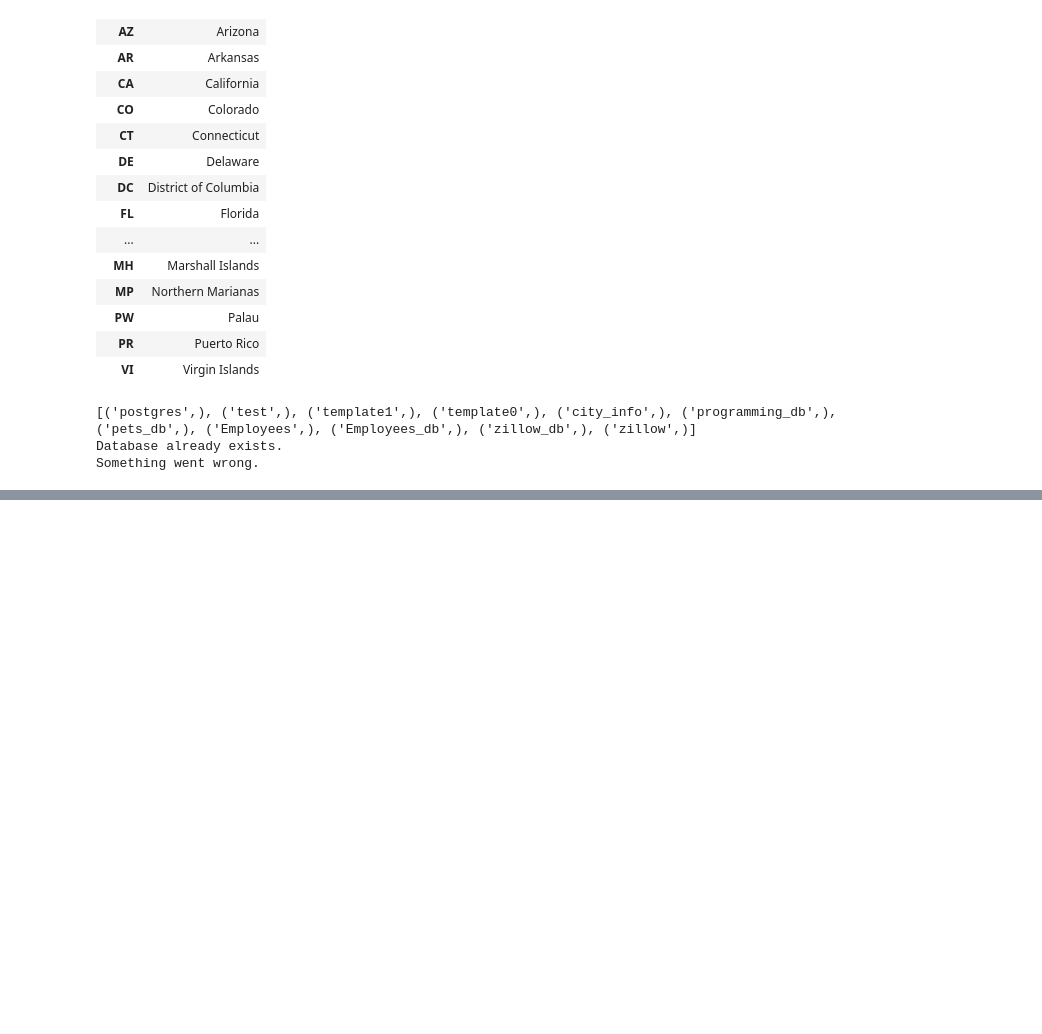
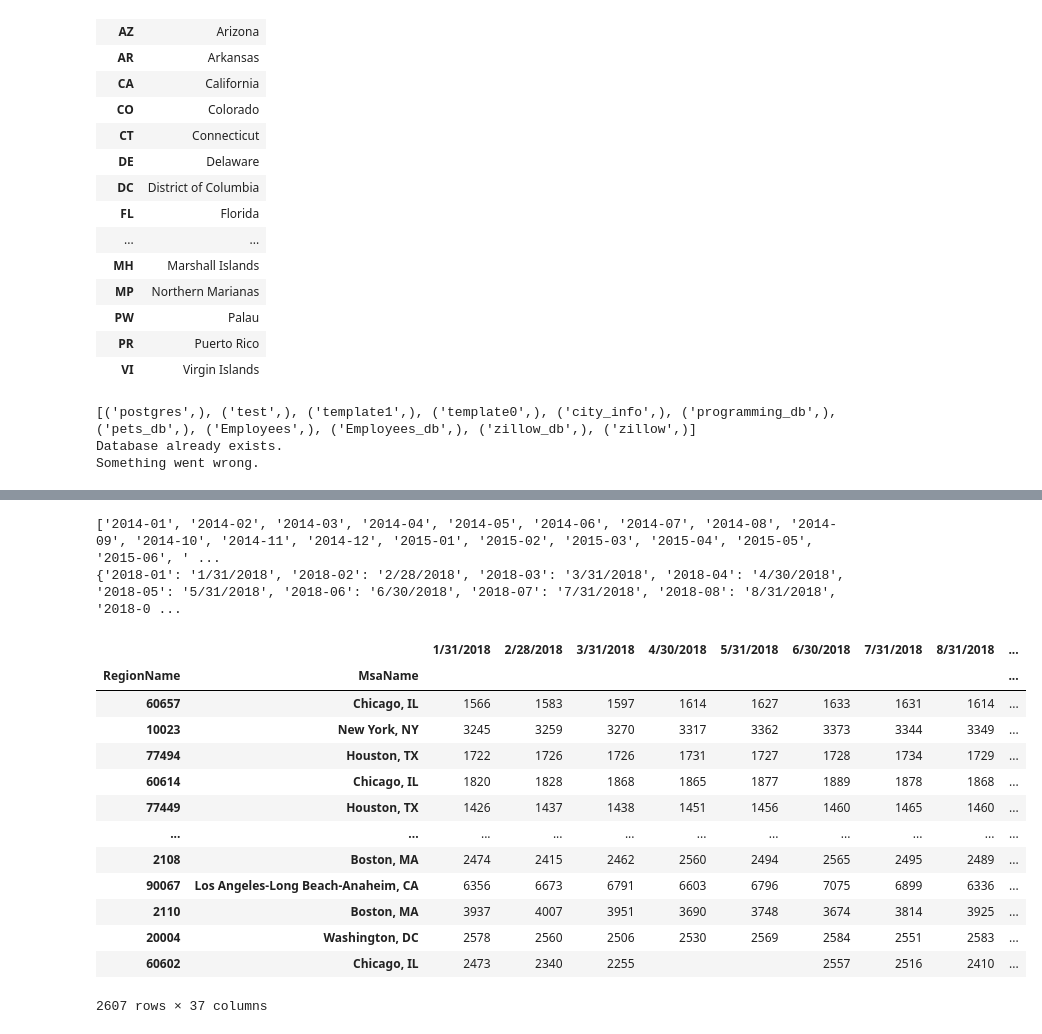
Before and after one commit to pratixashah/ETL-on-Zillow, a Jupyter notebook: ETL_Zillow_Data.ipynb, the cells around one changed output, grey strips where cells are left out. Drawn from its saved outputs; the diff is of its cells as text; code cells hidden in the pictures; blank space fills up the shorter version.

```diff
--- a/ETL_Zillow_Data.ipynb
+++ b/ETL_Zillow_Data.ipynb
@@ -335,0 +319,45 @@ Index(['11/30/2017', '12/31/2017', '1/31/2018', '2/28/2018', '3/31/2018',
+# %%
+from calendar import monthrange
+
+zori_df.drop(columns=["RegionID","SizeRank"], inplace=True)
+# print(zori_df)
+zori_df = zori_df.iloc[1:]
+
+columns_to_drop = []
+columns_to_rename = {}
+new_date_column=""
+
+for column in zori_df.columns[2:]:
+    if int(column.split('-')[0]) < 2018:
+#         print(column)
+        columns_to_drop.append(column)
+    else:
+        new_date_column = f"{int(column.split('-')[1])}/{monthrange(int(column.split('-')[0]),int(column.split('-')[1]))[1]}/{int(column.split('-')[0])}"
+
+        columns_to_rename[column] = new_date_column
+
+# print(columns_to_drop)
+# print(columns_to_rename)
+
+zori_df.drop(columns = columns_to_drop, inplace=True)
+zori_df.rename(columns = columns_to_rename , inplace=True)
+
+zori_df.set_index(['RegionName','MsaName'], inplace=True)
+zori_df
+# %% [output]
+['2014-01', '2014-02', '2014-03', '2014-04', '2014-05', '2014-06', '2014-07', '2014-08', '2014-09', '2014-10', '2014-11', '2014-12', '2015-01', '2015-02', '2015-03', '2015-04', '2015-05', '2015-06', ' ...
+{'2018-01': '1/31/2018', '2018-02': '2/28/2018', '2018-03': '3/31/2018', '2018-04': '4/30/2018', '2018-05': '5/31/2018', '2018-06': '6/30/2018', '2018-07': '7/31/2018', '2018-08': '8/31/2018', '2018-0 ...
+|  |  | 1/31/2018 | 2/28/2018 | 3/31/2018 | 4/30/2018 | 5/31/2018 | 6/30/2018 | 7/31/2018 | 8/31/2018 | ... |
+| RegionName | MsaName |  |  |  |  |  |  |  |  | ... |
+| 60657 | Chicago, IL | 1566 | 1583 | 1597 | 1614 | 1627 | 1633 | 1631 | 1614 | ... |
+| 10023 | New York, NY | 3245 | 3259 | 3270 | 3317 | 3362 | 3373 | 3344 | 3349 | ... |
+| 77494 | Houston, TX | 1722 | 1726 | 1726 | 1731 | 1727 | 1728 | 1734 | 1729 | ... |
+| 60614 | Chicago, IL | 1820 | 1828 | 1868 | 1865 | 1877 | 1889 | 1878 | 1868 | ... |
+| 77449 | Houston, TX | 1426 | 1437 | 1438 | 1451 | 1456 | 1460 | 1465 | 1460 | ... |
+| ... | ... | ... | ... | ... | ... | ... | ... | ... | ... | ... |
+| 2108 | Boston, MA | 2474 | 2415 | 2462 | 2560 | 2494 | 2565 | 2495 | 2489 | ... |
+| 90067 | Los Angeles-Long Beach-Anaheim, CA | 6356 | 6673 | 6791 | 6603 | 6796 | 7075 | 6899 | 6336 | ... |
+| 2110 | Boston, MA | 3937 | 4007 | 3951 | 3690 | 3748 | 3674 | 3814 | 3925 | ... |
+| 20004 | Washington, DC | 2578 | 2560 | 2506 | 2530 | 2569 | 2584 | 2551 | 2583 | ... |
+| 60602 | Chicago, IL | 2473 | 2340 | 2255 |  |  | 2557 | 2516 | 2410 | ... |
+2607 rows × 37 columns
```
Also changed, not shown: parts of 6 cells of this notebook.
